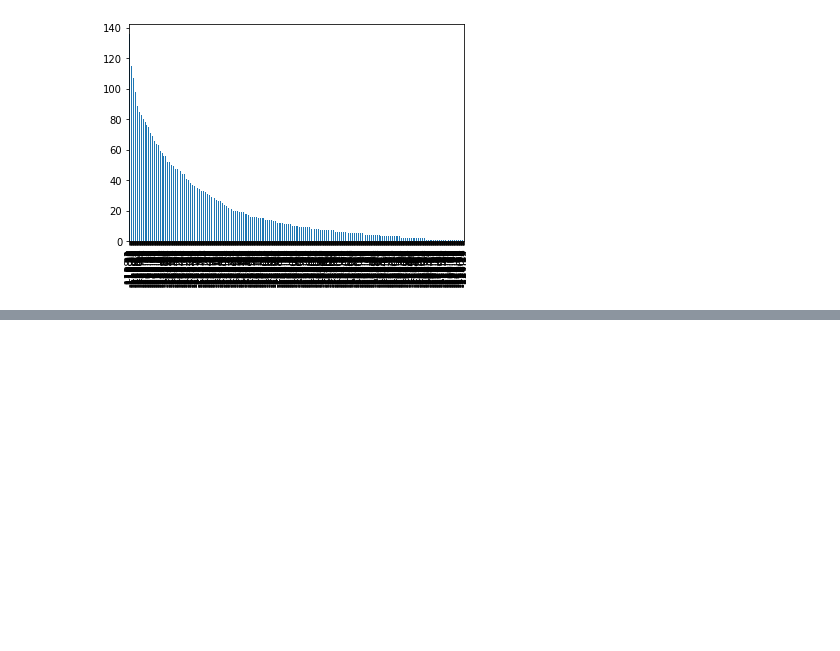
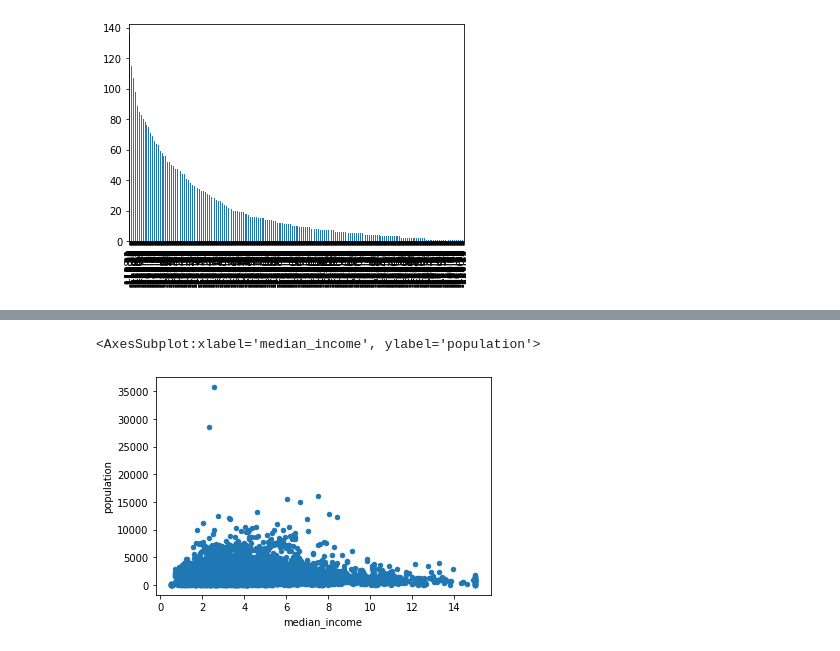
Before and after one commit to arunmhh/GITRPY, a Jupyter notebook: gitrpy.ipynb, the cells around one changed output, grey strips where cells are left out. Cells and saved outputs as stored; diff of their text form; code cells hidden in the pictures; blank space fills up the shorter version.

```diff
--- a/gitrpy.ipynb
+++ b/gitrpy.ipynb
@@ -136,0 +142,5 @@ pd.value_counts(TT['longitude']).plot.bar()
+# %%
+TT.plot.scatter(x= 'median_income', y= 'population')
+# %% [output]
+<AxesSubplot:xlabel='median_income', ylabel='population'>
+[figure, added]
```
Also changed, not shown: parts of 3 cells of this notebook.
